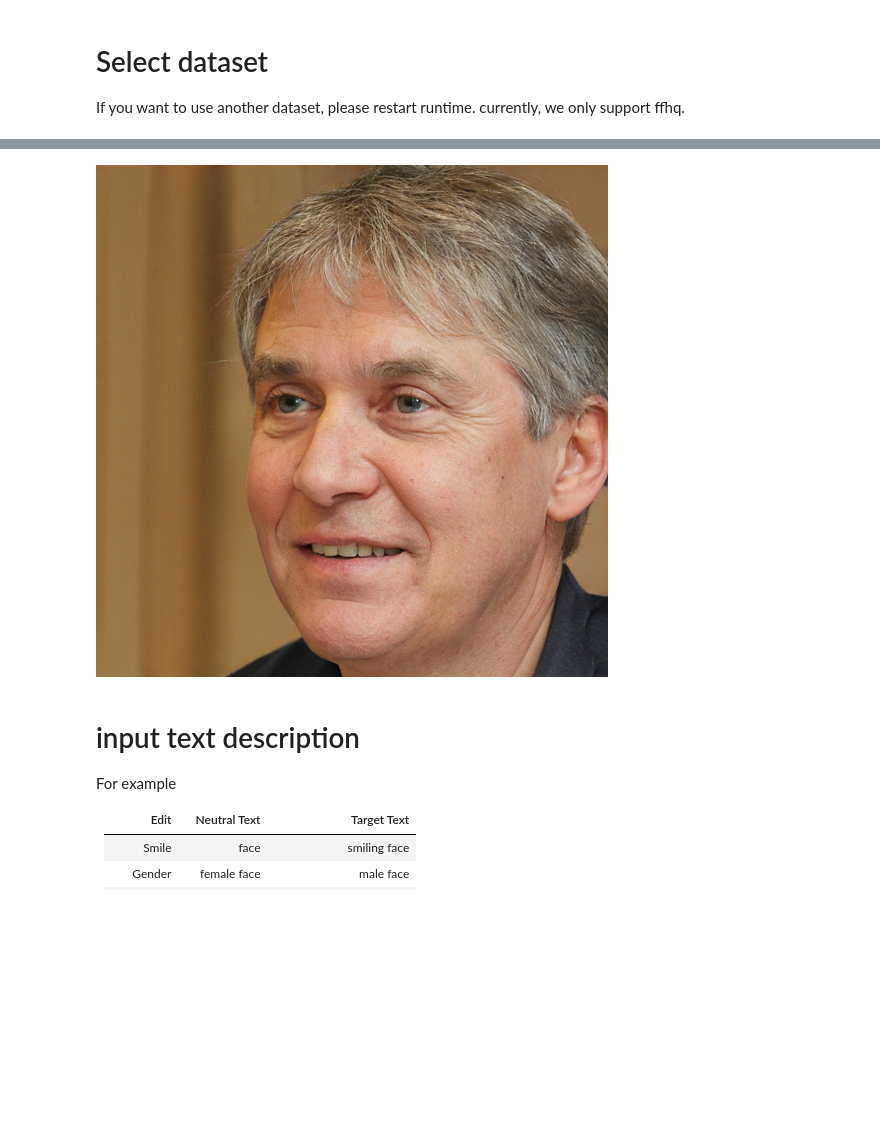
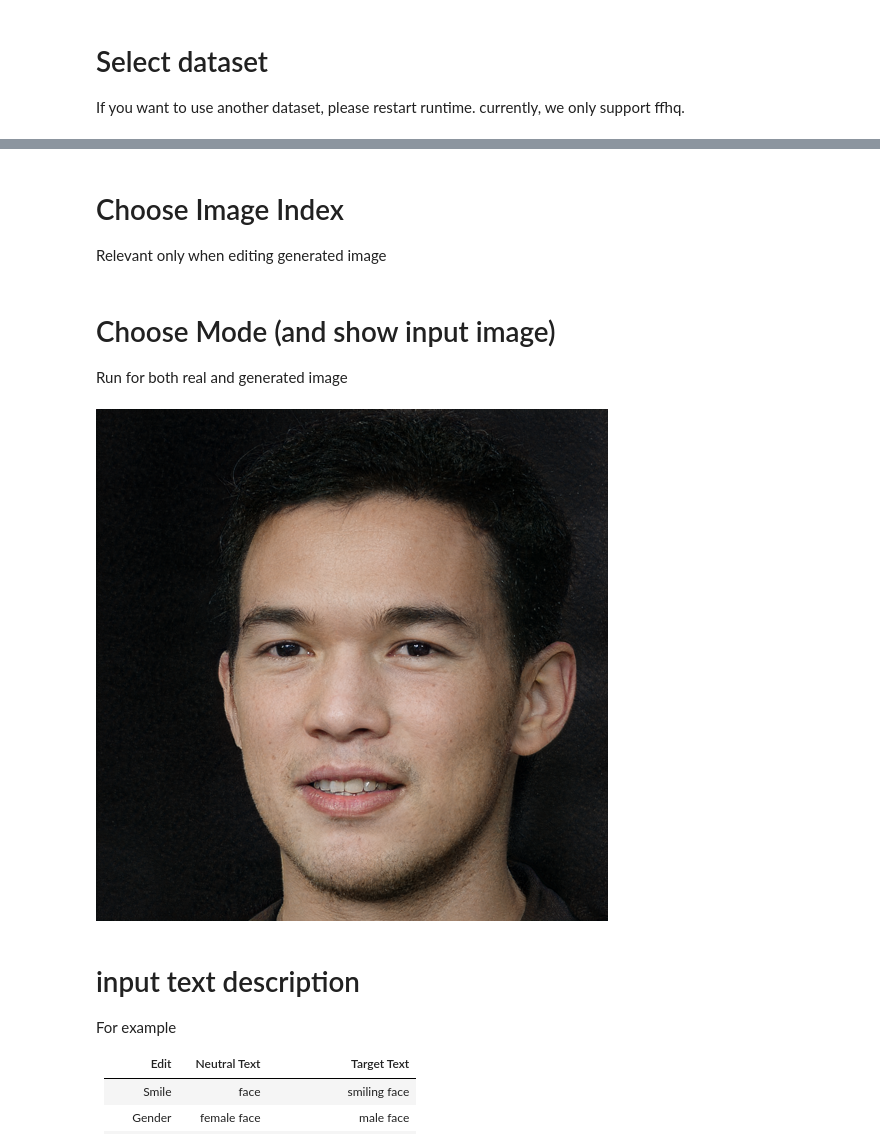
Before and after one commit to orpatashnik/StyleCLIP, a Jupyter notebook: notebooks/StyleCLIP_global.ipynb, the cells around one changed output, grey strips where cells are left out. Saved outputs shown, nothing was run; the diff lists cells and outputs as text; code cells hidden in the pictures; blank space fills up the shorter version.

Commit message:
add option to upload an image in the global directions notebook

```diff
--- a/notebooks/StyleCLIP_global.ipynb
+++ b/notebooks/StyleCLIP_global.ipynb
@@ -43,0 +153,23 @@ np.set_printoptions(suppress=True)
+# %%
+#@title Invert the image
+img_transforms = EXPERIMENT_ARGS['transform']
+transformed_image = img_transforms(input_image)
+
+def display_alongside_source_image(result_image, source_image):
+    res = np.concatenate([np.array(source_image.resize(resize_dims)),
+                          np.array(result_image.resize(resize_dims))], axis=1)
+    return Image.fromarray(res)
+
+def run_on_batch(inputs, net):
+    images, latents = net(inputs.to("cuda").float(), randomize_noise=False, return_latents=True)
+    if experiment_type == 'cars_encode':
+        images = images[:, :, 32:224, :]
+    return images, latents
+
+with torch.no_grad():
+    images, latents = run_on_batch(transformed_image.unsqueeze(0), net)
+    result_image, latent = images[0], latents[0]
+torch.save(latents, 'latents.pt')
+
+# Display inversion:
+display_alongside_source_image(tensor2im(result_image), input_image)
@@ -43,0 +178,6 @@ np.set_printoptions(suppress=True)
+# %% [markdown]
+
+
+
+# Choose Image Index
+Relevant only when editing generated image
@@ -44,18 +186,30 @@ np.set_printoptions(suppress=True)
+# %% [markdown]
+# Choose Mode (and show input image)
+Run for both real and generated image
 # %%
+mode='real image' #@param ['real image', 'generated image']
 
-img_index =  1#@param {type:"number"}
-img_indexs=[img_index]
-dlatent_tmp=[tmp[img_indexs] for tmp in M.dlatents]
+if mode == 'real image':
+  img_index = 0
+  latents=torch.load('/content/encoder4editing/latents.pt')
+  w_plus=latents.cpu().detach().numpy()
+  dlatents_loaded=M.W2S(w_plus)
+
+  img_indexs=[img_index]
+  dlatent_tmp=[tmp[img_indexs] for tmp in dlatents_loaded]
+elif mode == 'generated image':
+  img_indexs=[img_index]
+  dlatent_tmp=[tmp[img_indexs] for tmp in M.dlatents]
 M.num_images=len(img_indexs)
 
 M.alpha=[0]
 M.manipulate_layers=[0]
 codes,out=M.EditOneC(0,dlatent_tmp)
 original=Image.fromarray(out[0,0]).resize((512,512))
 M.manipulate_layers=None
 original
 # %% [output]
-[figure, old version]
+[figure, new version]
 # %% [markdown]
 # input text description
 For example
```
Also changed, not shown: parts of 11 cells of this notebook.
